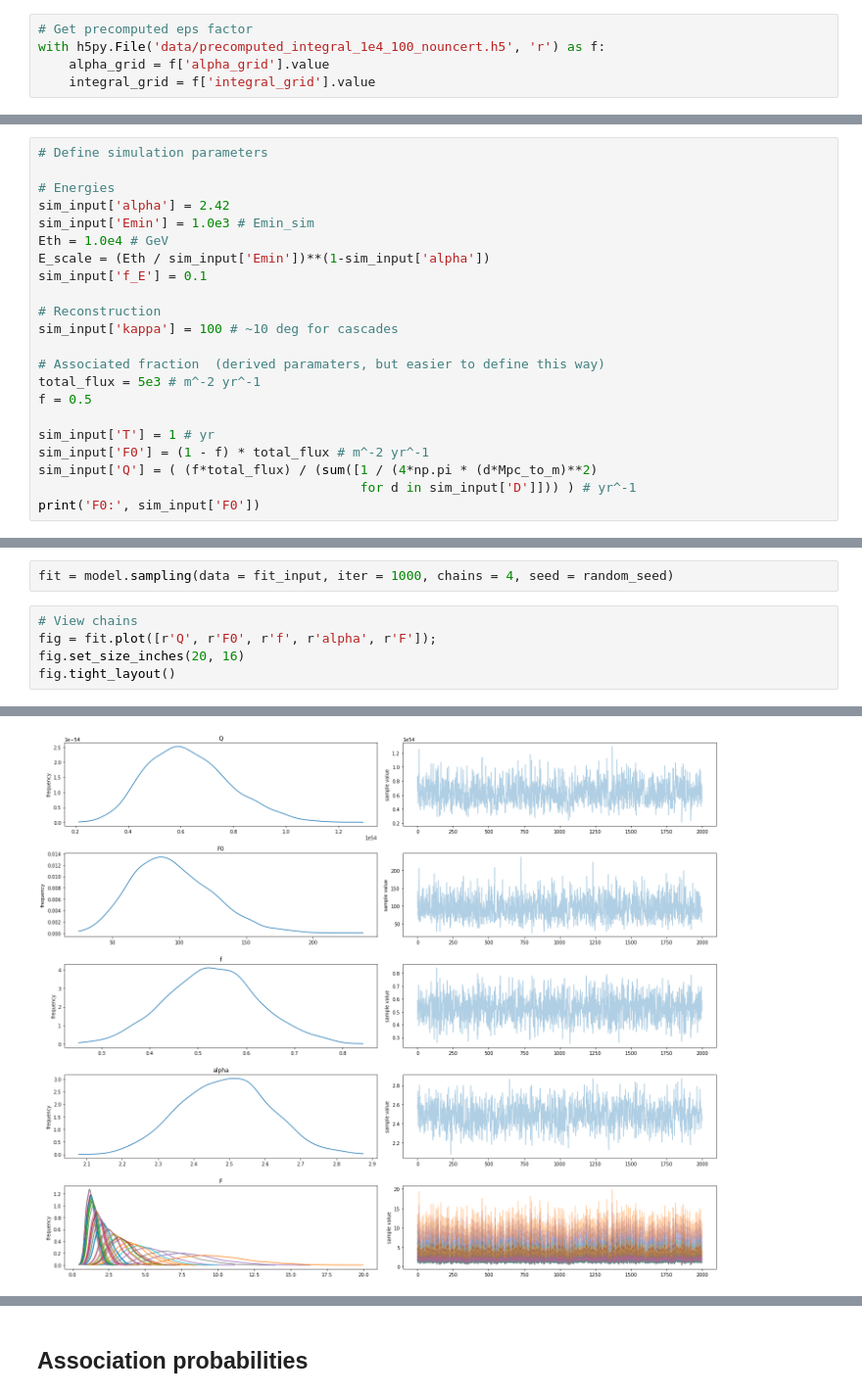
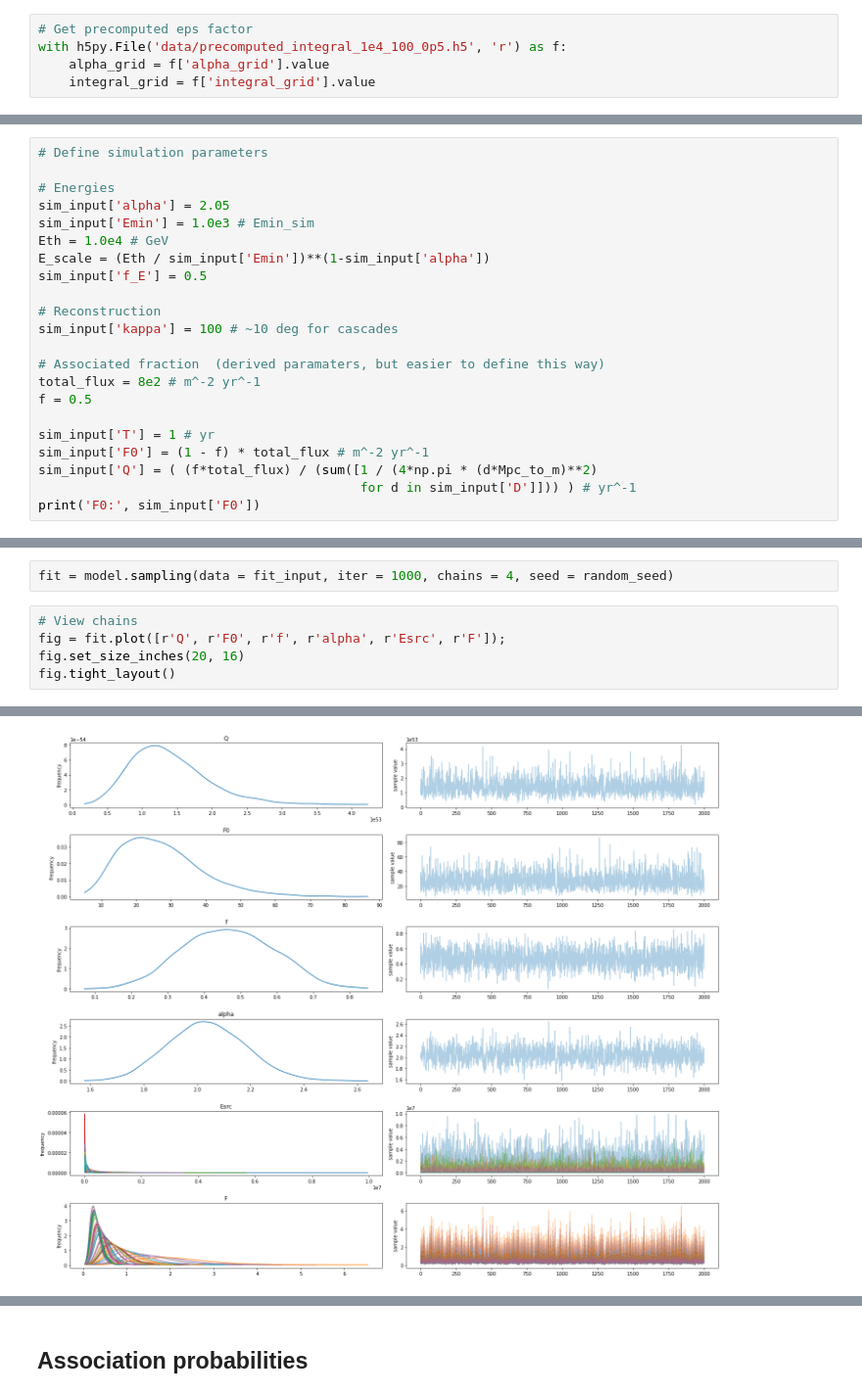
Before and after one commit to specktakel/hierarchical_nu, a Jupyter notebook: dev/statistical_model/4_energy_threshold/energy_threshold.ipynb, the cells around one changed output, grey strips where cells are left out. Shown at 98% size. Saved outputs shown, nothing was run; the diff lists cells and outputs as text.

```diff
--- a/dev/statistical_model/4_energy_threshold/energy_threshold.ipynb
+++ b/dev/statistical_model/4_energy_threshold/energy_threshold.ipynb
@@ -66,7 +66,7 @@ aeff_max = max(10**aeff.aeff_vals) # m^2
 See `precomputation.ipynb` for info.
 # %%
 # Get precomputed eps factor
-with h5py.File('data/precomputed_integral_1e4_100_nouncert.h5', 'r') as f:
+with h5py.File('data/precomputed_integral_1e4_100_0p5.h5', 'r') as f:
     alpha_grid = f['alpha_grid'].value
     integral_grid = f['integral_grid'].value
 # %%
@@ -105,17 +105,17 @@ sim_input['aeff_max'] = aeff_max
 # Define simulation parameters
 
 # Energies
-sim_input['alpha'] = 2.42
+sim_input['alpha'] = 2.05
 sim_input['Emin'] = 1.0e3 # Emin_sim
 Eth = 1.0e4 # GeV
 E_scale = (Eth / sim_input['Emin'])**(1-sim_input['alpha'])
-sim_input['f_E'] = 0.1
+sim_input['f_E'] = 0.5
 
 # Reconstruction
 sim_input['kappa'] = 100 # ~10 deg for cascades
 
 # Associated fraction  (derived paramaters, but easier to define this way)
-total_flux = 5e3 # m^-2 yr^-1
+total_flux = 8e2 # m^-2 yr^-1
 f = 0.5
 
 sim_input['T'] = 1 # yr
@@ -245,12 +245,12 @@ Using cached StanModel
 fit = model.sampling(data = fit_input, iter = 1000, chains = 4, seed = random_seed)
 # %%
 # View chains
-fig = fit.plot([r'Q', r'F0', r'f', r'alpha', r'F']);
+fig = fit.plot([r'Q', r'F0', r'f', r'alpha', r'Esrc', r'F']);
 fig.set_size_inches(20, 16)
 fig.tight_layout()
 # %% [output]
 WARNING:pystan:Deprecation warning. In future, use ArviZ library (`pip install arviz`)
-[figure, old version]
+[figure, new version]
 # %%
 # View corner plot
 chain = fit.extract(permuted = True)
```
Also changed, not shown: parts of 6 cells of this notebook, 2 other files.
